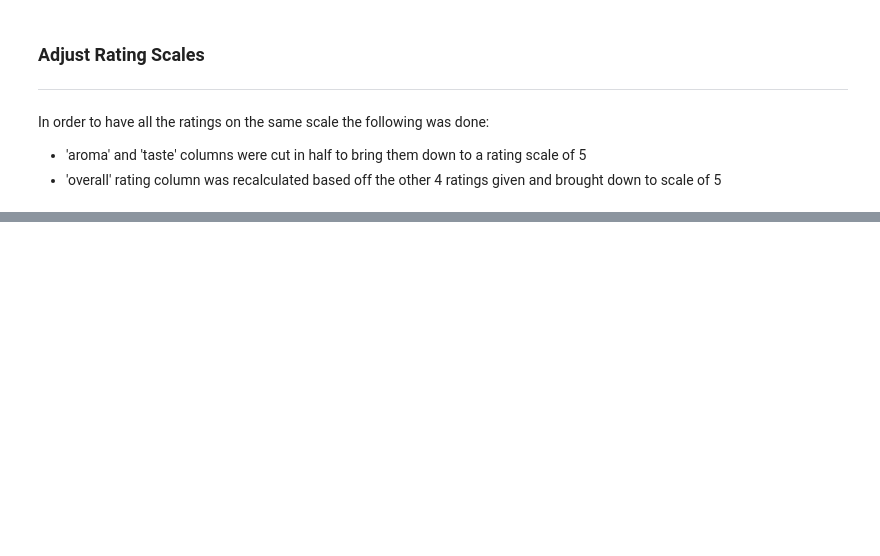
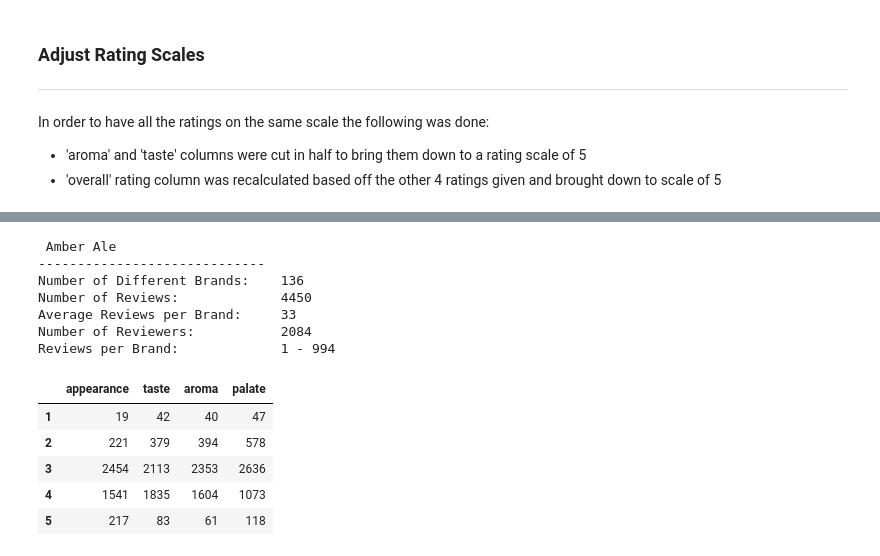
Before and after one commit to sdesaidata/Springboard, a Jupyter notebook: Capstone_Project_I/BeerDataWrangling.ipynb, the cells around one changed output, grey strips where cells are left out. Saved outputs shown, nothing was run; the diff lists cells and outputs as text; code cells hidden in the pictures; blank space fills up the shorter version.

```diff
--- a/Capstone_Project_I/BeerDataWrangling.ipynb
+++ b/Capstone_Project_I/BeerDataWrangling.ipynb
@@ -156,0 +189,18 @@ beersmall['overall'] = (beersmall['appearance'] + beersmall['aroma'] + beersmall
+# %%
+# Separate Amber Ale style of beers and extract information from it
+amber = beer[beer['style'] == 'Amber Ale'].reset_index()
+beer_style_info(amber, title='Amber Ale')
+# %% [output]
+ Amber Ale
+-----------------------------
+Number of Different Brands:    136
+Number of Reviews:             4450
+Average Reviews per Brand:     33
+Number of Reviewers:           2084
+Reviews per Brand:             1 - 994
+|  | appearance | taste | aroma | palate |
+| 1 | 19 | 42 | 40 | 47 |
+| 2 | 221 | 379 | 394 | 578 |
+| 3 | 2454 | 2113 | 2353 | 2636 |
+| 4 | 1541 | 1835 | 1604 | 1073 |
+| 5 | 217 | 83 | 61 | 118 |
```
Also changed, not shown: parts of 45 cells of this notebook, 3 other files.
